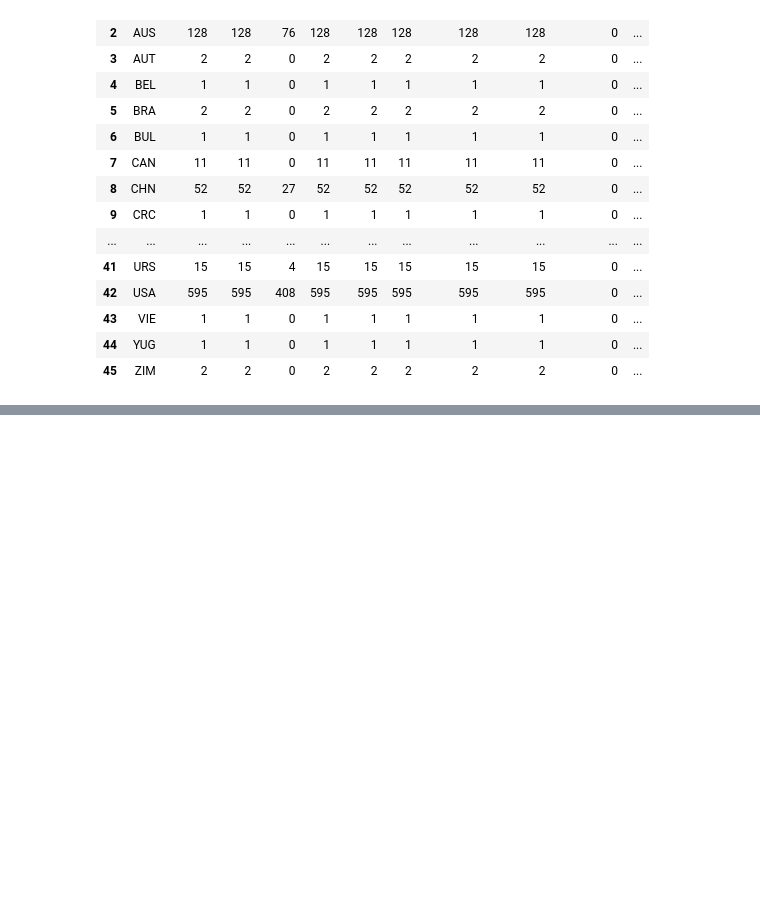
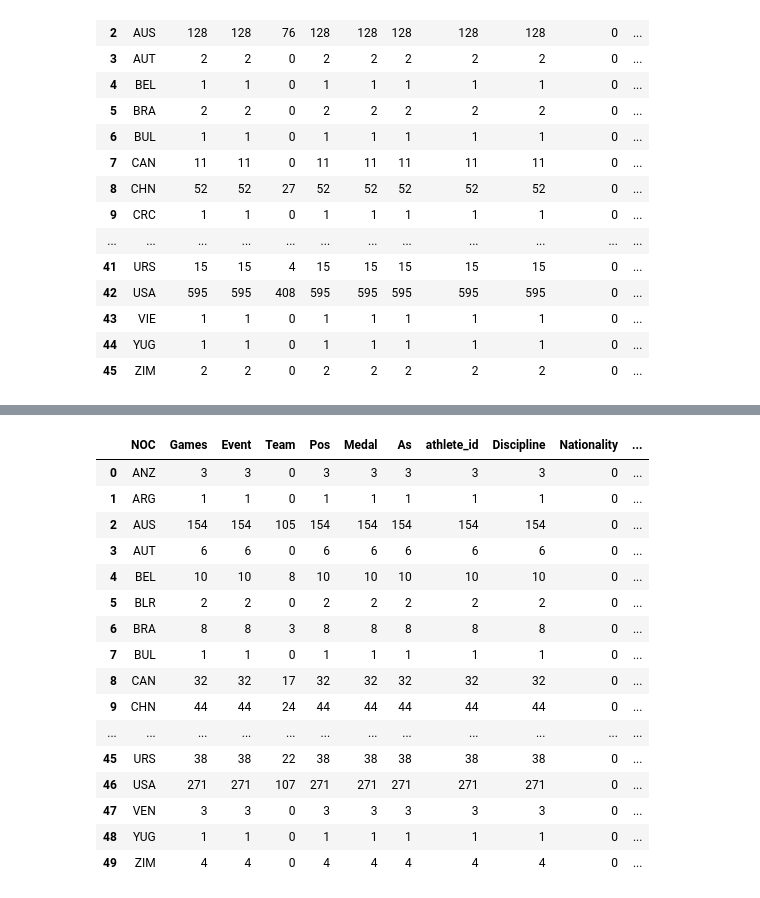
Before and after one commit to blueberry2187/SwimmingTest, a Jupyter notebook: Swimmer Data Set Python File - Copy Shared.ipynb, the cells around one changed output, grey strips where cells are left out. Drawn from its saved outputs; the diff is of its cells as text; code cells hidden in the pictures; blank space fills up the shorter version.

```diff
--- a/Swimmer Data Set Python File - Copy Shared.ipynb
+++ b/Swimmer Data Set Python File - Copy Shared.ipynb
@@ -176,0 +182,22 @@ df_checking_ANZ
+# %%
+df_NOC_Agg_Silver = df_silver.groupby("NOC").agg("count").reset_index()
+df_NOC_Agg_Silver
+#Aggregating the events by country for silver medal-winning performances to check the total silver medals by each country.
+# %% [output]
+|  | NOC | Games | Event | Team | Pos | Medal | As | athlete_id | Discipline | Nationality | ... |
+| 0 | ANZ | 3 | 3 | 0 | 3 | 3 | 3 | 3 | 3 | 0 | ... |
+| 1 | ARG | 1 | 1 | 0 | 1 | 1 | 1 | 1 | 1 | 0 | ... |
+| 2 | AUS | 154 | 154 | 105 | 154 | 154 | 154 | 154 | 154 | 0 | ... |
+| 3 | AUT | 6 | 6 | 0 | 6 | 6 | 6 | 6 | 6 | 0 | ... |
+| 4 | BEL | 10 | 10 | 8 | 10 | 10 | 10 | 10 | 10 | 0 | ... |
+| 5 | BLR | 2 | 2 | 0 | 2 | 2 | 2 | 2 | 2 | 0 | ... |
+| 6 | BRA | 8 | 8 | 3 | 8 | 8 | 8 | 8 | 8 | 0 | ... |
+| 7 | BUL | 1 | 1 | 0 | 1 | 1 | 1 | 1 | 1 | 0 | ... |
+| 8 | CAN | 32 | 32 | 17 | 32 | 32 | 32 | 32 | 32 | 0 | ... |
+| 9 | CHN | 44 | 44 | 24 | 44 | 44 | 44 | 44 | 44 | 0 | ... |
+| ... | ... | ... | ... | ... | ... | ... | ... | ... | ... | ... | ... |
+| 45 | URS | 38 | 38 | 22 | 38 | 38 | 38 | 38 | 38 | 0 | ... |
+| 46 | USA | 271 | 271 | 107 | 271 | 271 | 271 | 271 | 271 | 0 | ... |
+| 47 | VEN | 3 | 3 | 0 | 3 | 3 | 3 | 3 | 3 | 0 | ... |
+| 48 | YUG | 1 | 1 | 0 | 1 | 1 | 1 | 1 | 1 | 0 | ... |
+| 49 | ZIM | 4 | 4 | 0 | 4 | 4 | 4 | 4 | 4 | 0 | ... |
```
Also changed, not shown: parts of 6 cells of this notebook.
